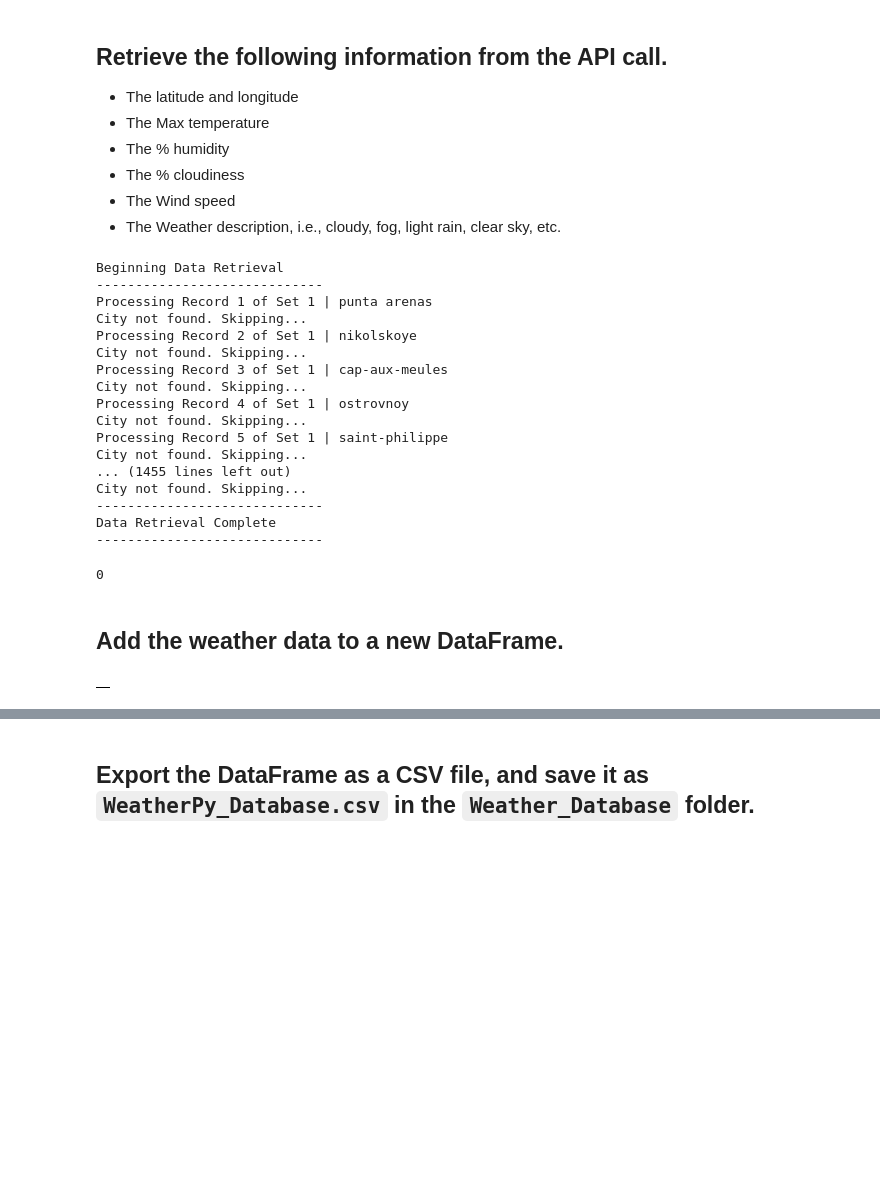
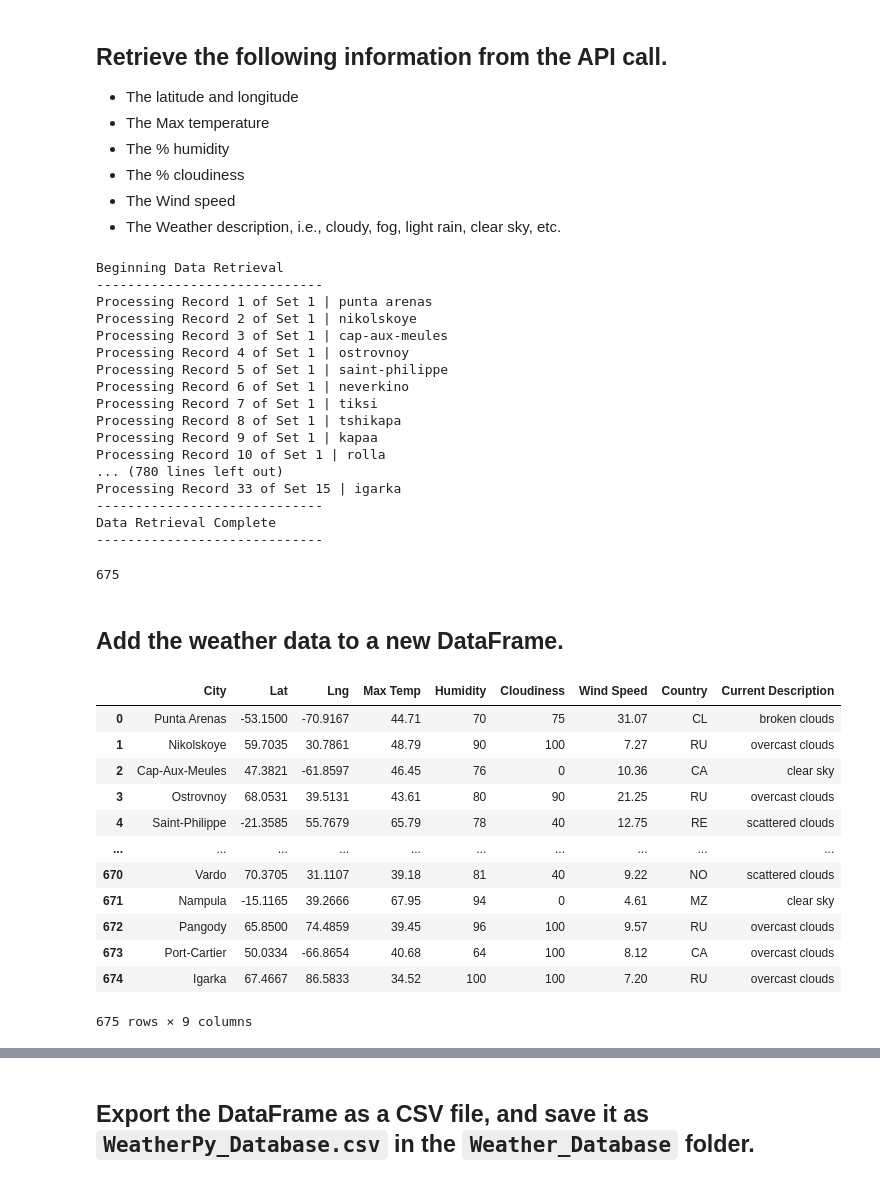
Before and after one commit to shawnkitagawa/World_Weather_Analysis, a Jupyter notebook: Weather_Database/Weather_Database.ipynb, the cells around one changed output, grey strips where cells are left out. Drawn from its saved outputs; the diff is of its cells as text; code cells hidden in the pictures; blank space fills up the shorter version.

```diff
--- a/Weather_Database/Weather_Database.ipynb
+++ b/Weather_Database/Weather_Database.ipynb
@@ -127,7 +127,7 @@ from datetime import datetime
 from config import weather_api_key
 # %%
 # Assemble the OpenWeatherMap's API call
-url = "http://api.openweathermap.org/data/2.5/forecast?id=524901&appid=" + weather_api_key
+url = url = "http://api.openweathermap.org/data/2.5/weather?units=Imperial&APPID=" + weather_api_key
 # %%
 cities[3]
 # %% [output]
@@ -210,17 +210,17 @@ print("-----------------------------")
 Beginning Data Retrieval
 -----------------------------
 Processing Record 1 of Set 1 | punta arenas
-City not found. Skipping...
 Processing Record 2 of Set 1 | nikolskoye
-City not found. Skipping...
 Processing Record 3 of Set 1 | cap-aux-meules
-City not found. Skipping...
 Processing Record 4 of Set 1 | ostrovnoy
-City not found. Skipping...
 Processing Record 5 of Set 1 | saint-philippe
-City not found. Skipping...
-... (1455 lines left out)
-City not found. Skipping...
+Processing Record 6 of Set 1 | neverkino
+Processing Record 7 of Set 1 | tiksi
+Processing Record 8 of Set 1 | tshikapa
+Processing Record 9 of Set 1 | kapaa
+Processing Record 10 of Set 1 | rolla
+... (780 lines left out)
+Processing Record 33 of Set 15 | igarka
 -----------------------------
 Data Retrieval Complete
 -----------------------------
@@ -228,15 +228,27 @@ Data Retrieval Complete
 # Print the length of the city_data list to verify how many cities you have
 len(city_data)
 # %% [output]
-0
+675
 # %% [markdown]
 ## Add the weather data to a new DataFrame.
 # %%
 # Use the city_data list to create a new pandas DataFrame.
-city_data_df = pd.DataFrame()
+city_data_df = pd.DataFrame(city_data)
 city_data_df
 # %% [output]
-|  |
+|  | City | Lat | Lng | Max Temp | Humidity | Cloudiness | Wind Speed | Country | Current Description |
+| 0 | Punta Arenas | -53.1500 | -70.9167 | 44.71 | 70 | 75 | 31.07 | CL | broken clouds |
+| 1 | Nikolskoye | 59.7035 | 30.7861 | 48.79 | 90 | 100 | 7.27 | RU | overcast clouds |
+| 2 | Cap-Aux-Meules | 47.3821 | -61.8597 | 46.45 | 76 | 0 | 10.36 | CA | clear sky |
+| 3 | Ostrovnoy | 68.0531 | 39.5131 | 43.61 | 80 | 90 | 21.25 | RU | overcast clouds |
+| 4 | Saint-Philippe | -21.3585 | 55.7679 | 65.79 | 78 | 40 | 12.75 | RE | scattered clouds |
+| ... | ... | ... | ... | ... | ... | ... | ... | ... | ... |
+| 670 | Vardo | 70.3705 | 31.1107 | 39.18 | 81 | 40 | 9.22 | NO | scattered clouds |
+| 671 | Nampula | -15.1165 | 39.2666 | 67.95 | 94 | 0 | 4.61 | MZ | clear sky |
+| 672 | Pangody | 65.8500 | 74.4859 | 39.45 | 96 | 100 | 9.57 | RU | overcast clouds |
+| 673 | Port-Cartier | 50.0334 | -66.8654 | 40.68 | 64 | 100 | 8.12 | CA | overcast clouds |
+| 674 | Igarka | 67.4667 | 86.5833 | 34.52 | 100 | 100 | 7.20 | RU | overcast clouds |
+675 rows × 9 columns
 # %%
 # Display sample data
 city_data_df.head(10)
```
Also changed, not shown: parts of 5 cells of this notebook, 2 other files.
